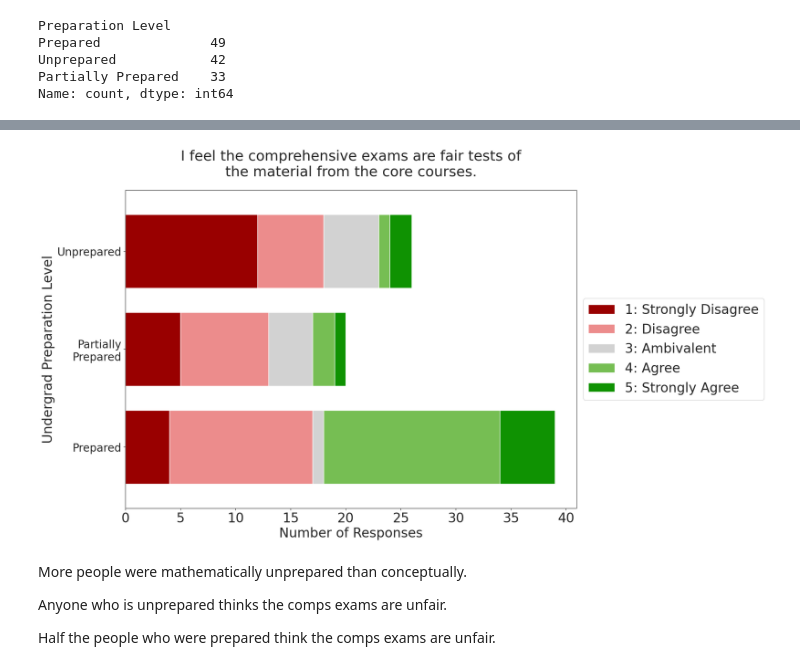
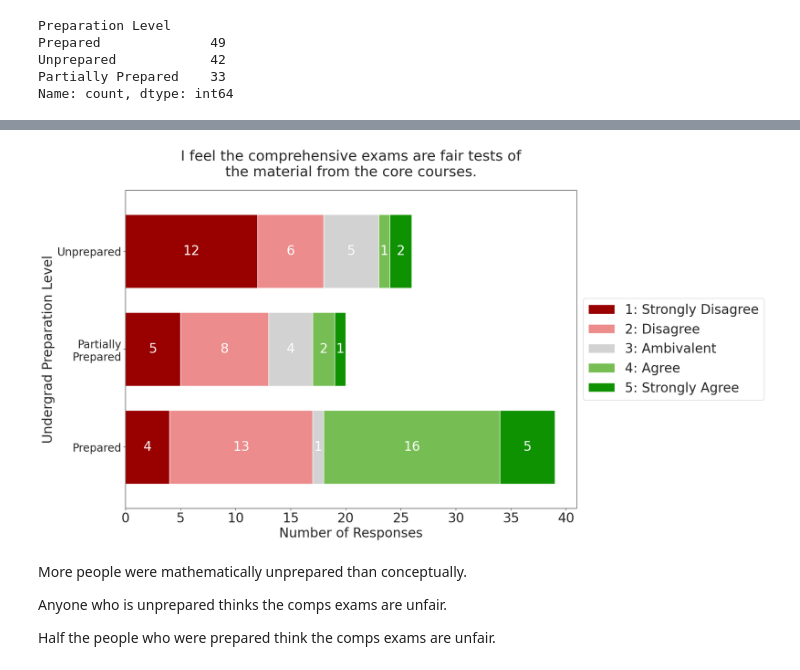
Before and after one commit to pecom/qol-survey, a Jupyter notebook: Melissa_Survey.ipynb, the cells around one changed output, grey strips where cells are left out. Drawn from its saved outputs; the diff is of its cells as text; code cells hidden in the pictures.

```diff
--- a/Melissa_Survey.ipynb
+++ b/Melissa_Survey.ipynb
@@ -149,3 +163,30 @@ Prepared              49
 Unprepared            42
 Partially Prepared    33
 Name: count, dtype: int64
+# %%
+## same plot but by how many core/comp pairs they've taken
+## there's also the "core classes prepared me well for the comps" questions
+
+all_classes = ['SM', 'CM', 'QM', 'EM']
+
+QOLPreparation['Cores/Comps Taken'] = 0
+
+listed_cores = 'Please indicate which of the core courses and comprehensive exams have you already taken.'
+for classes in all_classes:
+    QOLPreparation[f'{classes} Core/Comp Taken'] = 0
+    class_string = f"{classes} Course" if classes != 'QM' else "QM I"
+    QOLPreparation.loc[
+        QOLPreparation[listed_cores].str.contains(f"{classes} Comp", na=False) & \
+        QOLPreparation[listed_cores].str.contains(class_string, na=False), "Cores/Comps Taken"
+    ] += 1
+    QOLPreparation.loc[
+        QOLPreparation[listed_cores].str.contains(f"{classes} Comp", na=False) & \
+        QOLPreparation[listed_cores].str.contains("QM I Course", na=False), f"{classes} Core/Comp Taken"
+    ] = 1
+    if classes == 'QM':
+        QOLPreparation.loc[
+            QOLPreparation[listed_cores].str.contains(f"{classes} Comp", na=False) & \
+            QOLPreparation[listed_cores].str.contains("QM II Course", na=False), f"{classes} Core/Comp Taken"
+        ] += 1
+
+print(QOLPreparation['Cores/Comps Taken'].value_counts())
@@ -166,34 +215,51 @@ counts = QOLPreparation[QOLPreparation["Cores/Comps Taken"] > 0].groupby('Prepar
 
 ax = counts.plot.barh(
     stacked=True,
     width=0.75,
     color=['#990000', '#ec8c8c', '#D2D2D2', '#76be53', '#0f9202']
 )
 
 ## compare to knowledge level, knowledge difference
 ## could also do masters? but I'd interpret that biasedly no matter which way it went
 
 labels = [l.get_text() for l in ax.get_yticklabels()]
 labels = [ '\n'.join(wrap(l, 10)) for l in labels ]
 ax.set_yticklabels(labels, fontsize=fontsize-4)
 
 ax.tick_params(axis='x', labelsize=fontsize)
 ax.set_xlabel('Number of Responses', fontsize=fontsize)
 ax.set_ylabel("Undergrad Preparation Level", fontsize=fontsize)
 ax.set_title(f"{'\n'.join(wrap(Questions['Comp Fair'], 50))}", fontsize=fontsize+2, pad=26)
 
 fig = ax.get_figure()
 fig.set_size_inches(18.5, 10.5)
 
+for i, container in enumerate(ax.containers):
+    for rect in container:
+        width = rect.get_width()
+        height = rect.get_height()
+        x = rect.get_x() + width / 2  # Position of the label on the x-axis (center of the bar)
+        y = rect.get_y() + height / 2  # Position of the label on the y-axis (center of the bar)
+
+        label = f"{int(width)}"
+
+        # Add the annotation with the category and count
+        ax.annotate(label,
+                    (x, y),
+                    ha="center",
+                    va="center",
+                    fontsize=fontsize,
+                    color="white")
+
 box = ax.get_position()
 ax.set_position([box.x0, box.y0, box.width * 0.8, box.height])
 legend_labels = ax.get_legend_handles_labels()[1]
 legend_labels = [f"{int(float(l))}: {mapping[int(float(l))]}" for l in legend_labels]
 ax.legend(loc='center left', bbox_to_anchor=(1, 0.5), fontsize=fontsize, labels=legend_labels)
 
 plt.show()
 # %% [output]
-[figure, old version]
+[figure, new version]
 # %% [markdown]
 More people were mathematically unprepared than conceptually.
 
```
Also changed, not shown: parts of 20 cells of this notebook.
